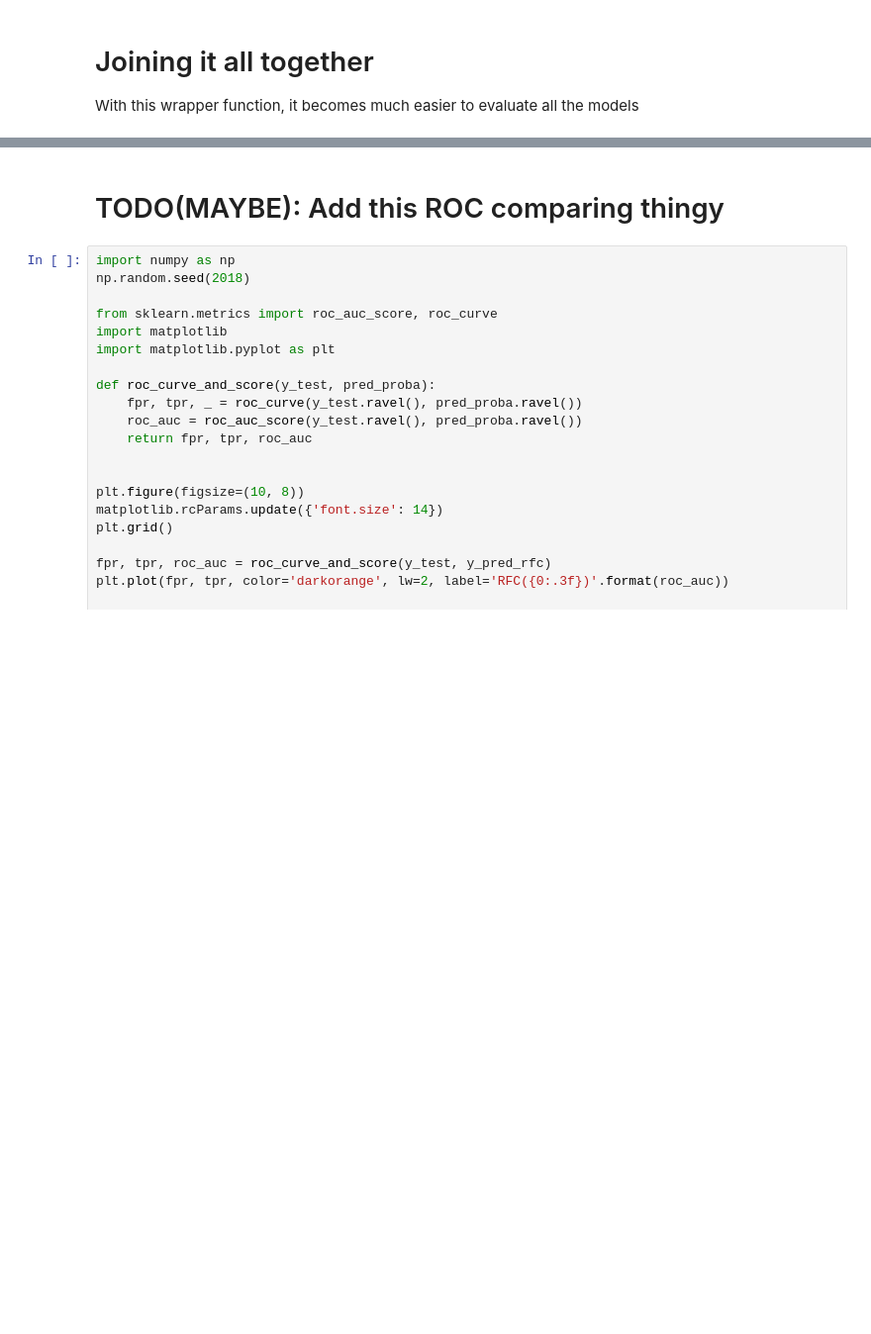
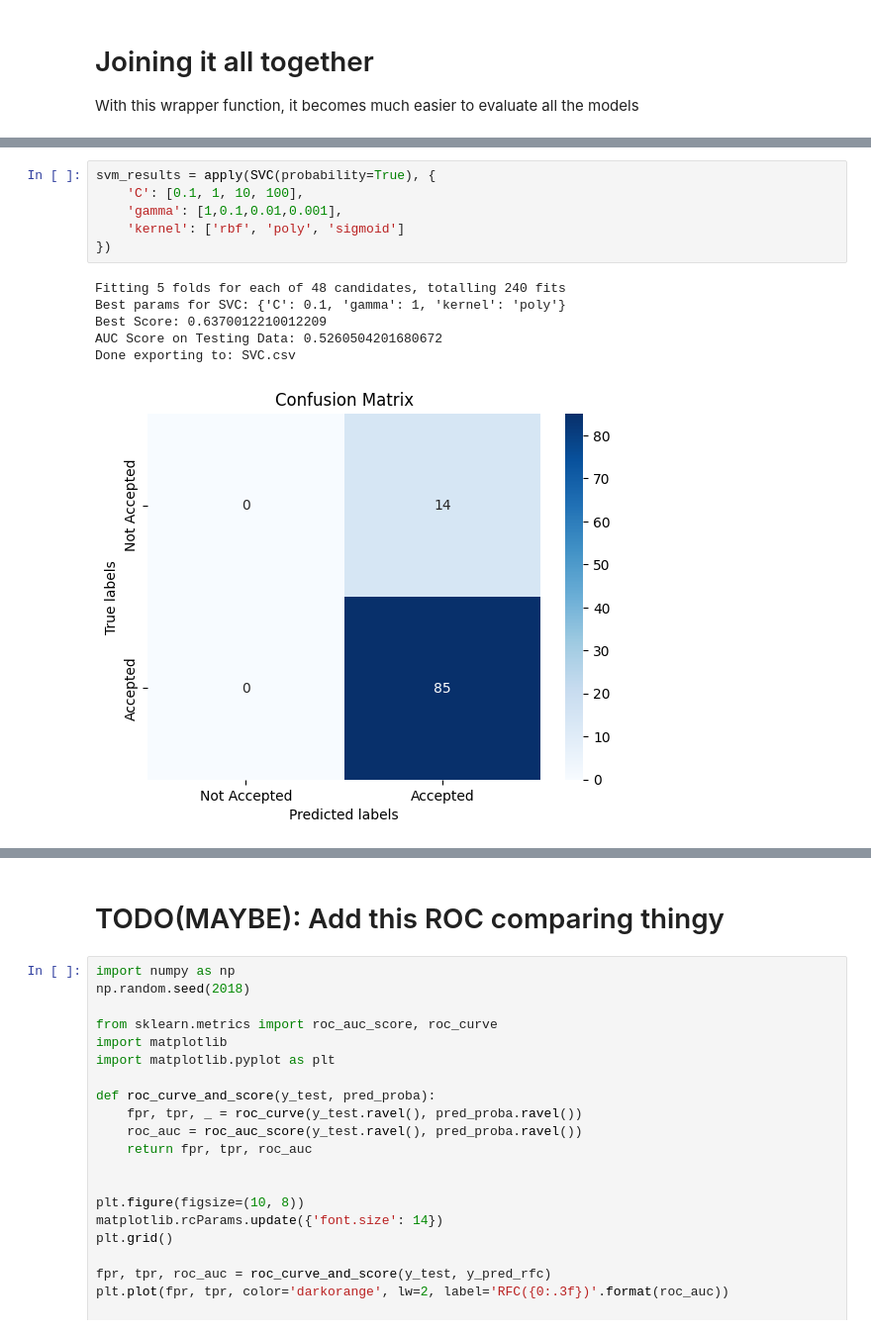
Before and after one commit to 1Krypt0/FEUP-AC-PROJ, a Jupyter notebook: docs/modeling.ipynb, the cells around one changed output, grey strips where cells are left out. Shown at 99% size. Cells and saved outputs as stored; diff of their text form; blank space fills up the shorter version.

```diff
--- a/docs/modeling.ipynb
+++ b/docs/modeling.ipynb
@@ -166,0 +159,13 @@ You can try to debug the error by setting error_score='raise'.
+# %%
+svm_results = apply(SVC(probability=True), {
+    'C': [0.1, 1, 10, 100],
+    'gamma': [1,0.1,0.01,0.001],
+    'kernel': ['rbf', 'poly', 'sigmoid']
+})
+# %% [output]
+Fitting 5 folds for each of 48 candidates, totalling 240 fits
+Best params for SVC: {'C': 0.1, 'gamma': 1, 'kernel': 'poly'}
+Best Score: 0.6370012210012209
+AUC Score on Testing Data: 0.5260504201680672
+Done exporting to: SVC.csv
+[figure, added]
```
Also changed, not shown: parts of 15 cells of this notebook, 9 other files.
